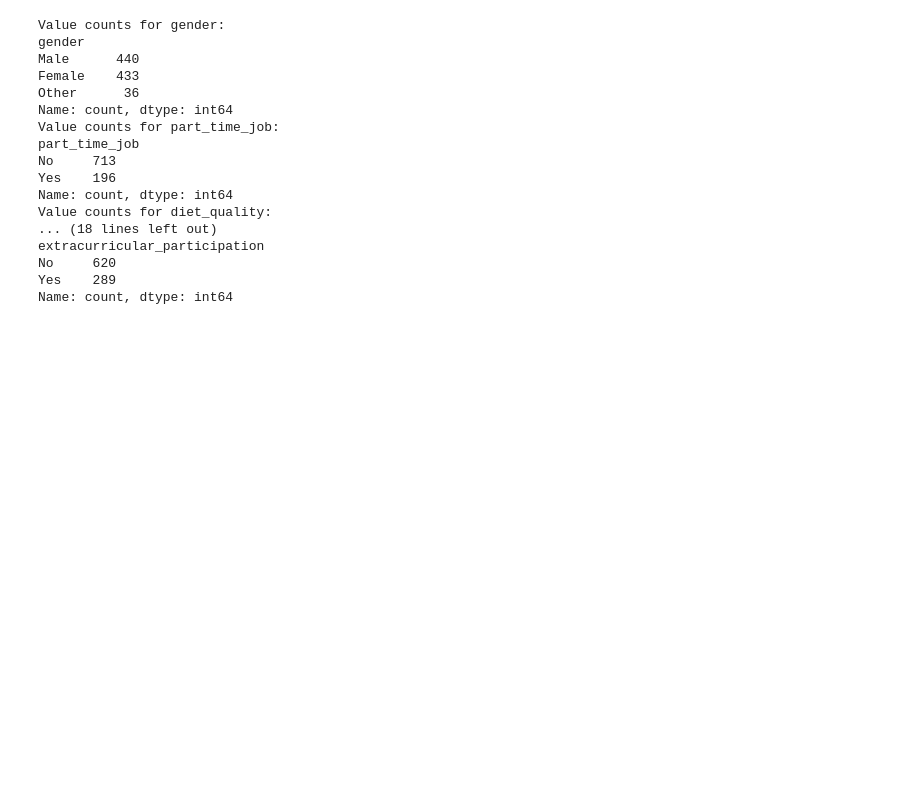
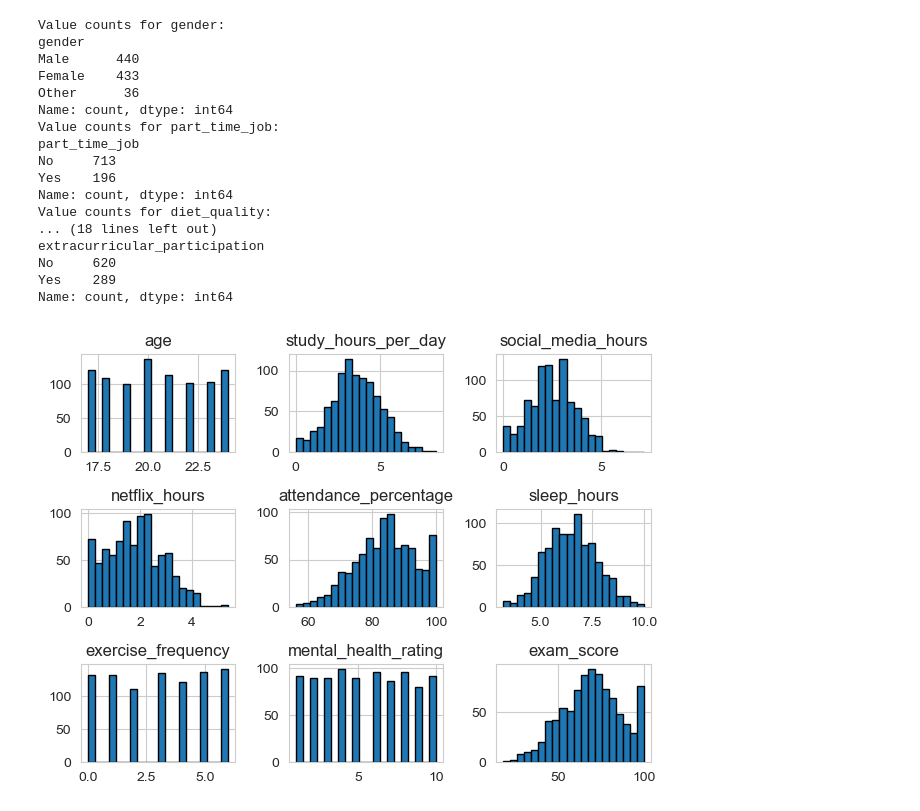
Before and after one commit to sarasithagalagama/student-exam-score-prediction-ml, a Jupyter notebook: notebooks/notebook.ipynb, the cells around one changed output. Cells and saved outputs as stored; diff of their text form; code cells hidden in the pictures; blank space fills up the shorter version.

```diff
--- a/notebooks/notebook.ipynb
+++ b/notebooks/notebook.ipynb
@@ -129,3 +129,9 @@ extracurricular_participation
 No     620
 Yes    289
 Name: count, dtype: int64
+# %%
+df.hist(bins=20, edgecolor='black')
+plt.tight_layout()
+plt.show()
+# %% [output]
+[figure, added]
```
Also changed, not shown: parts of 3 cells of this notebook.
